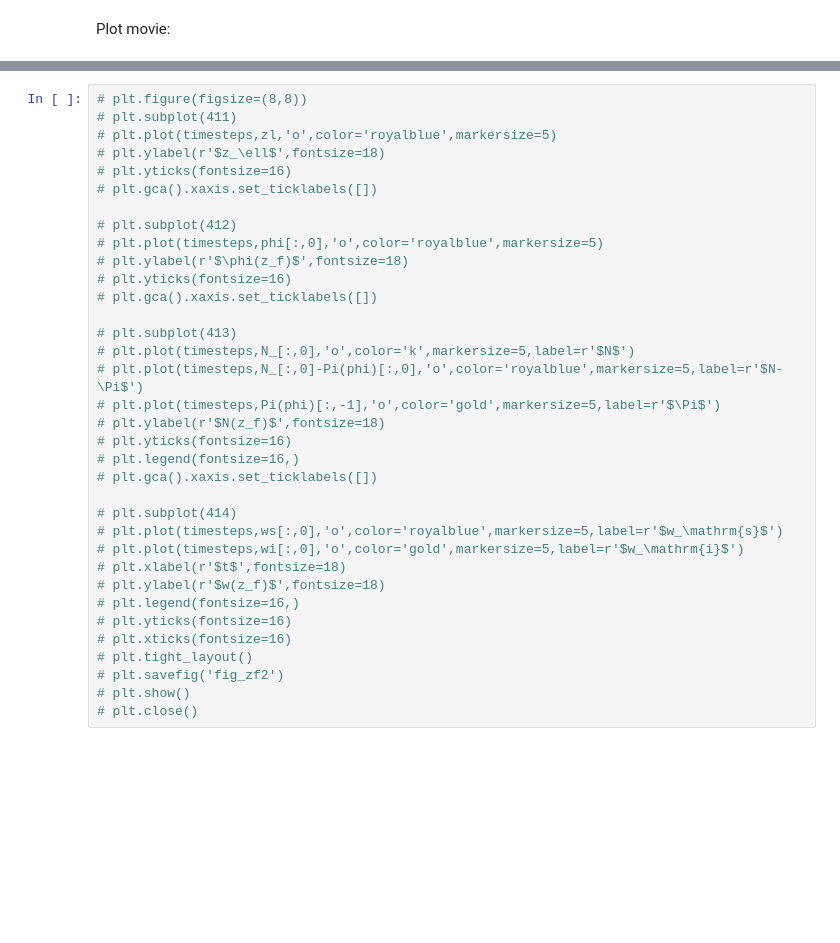
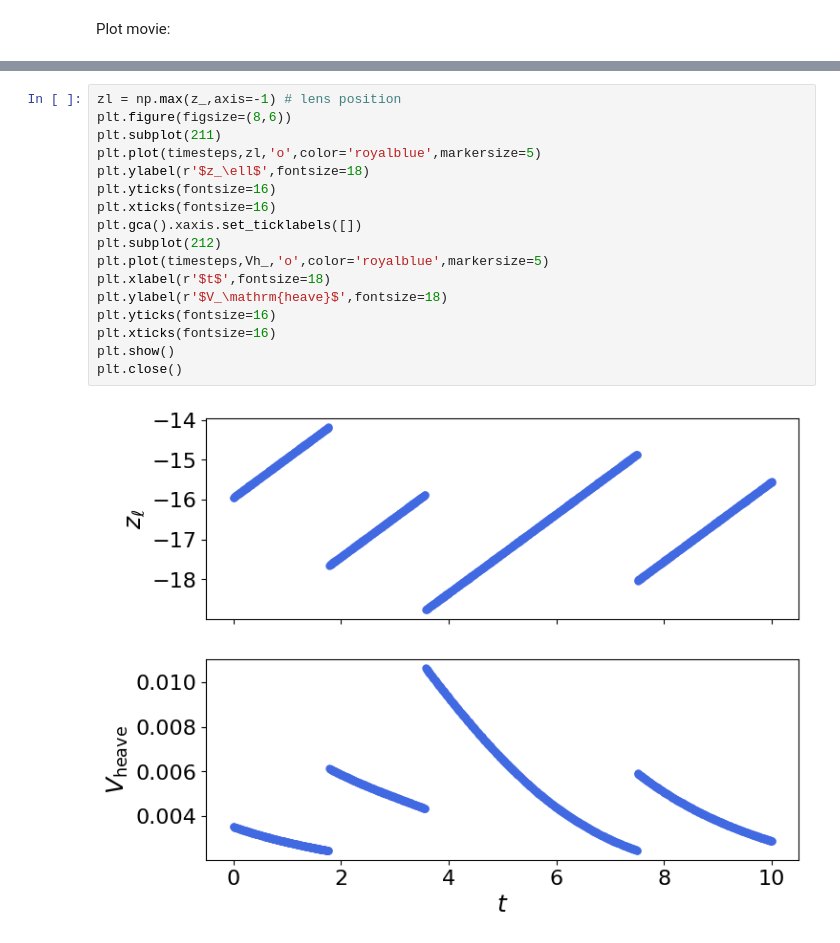
Before and after one commit to agstub-umd/compaction-frost, a Jupyter notebook: notebooks/example.ipynb, the cells around one changed output, grey strips where cells are left out. Cells and saved outputs as stored; diff of their text form; blank space fills up the shorter version.

```diff
--- a/notebooks/example.ipynb
+++ b/notebooks/example.ipynb
@@ -214,35 +167,19 @@ Plot movie:
-# %%
-# plt.figure(figsize=(8,8))
-# plt.subplot(411)
-# plt.plot(timesteps,zl,'o',color='royalblue',markersize=5)
-# plt.ylabel(r'$z_\ell$',fontsize=18)
-# plt.yticks(fontsize=16)
-# plt.gca().xaxis.set_ticklabels([])
-
-# plt.subplot(412)
-# plt.plot(timesteps,phi[:,0],'o',color='royalblue',markersize=5)
-# plt.ylabel(r'$\phi(z_f)$',fontsize=18)
-# plt.yticks(fontsize=16)
-# plt.gca().xaxis.set_ticklabels([])
-
-# plt.subplot(413)
-# plt.plot(timesteps,N_[:,0],'o',color='k',markersize=5,label=r'$N$')
-# plt.plot(timesteps,N_[:,0]-Pi(phi)[:,0],'o',color='royalblue',markersize=5,label=r'$N-\Pi$')
-# plt.plot(timesteps,Pi(phi)[:,-1],'o',color='gold',markersize=5,label=r'$\Pi$')
-# plt.ylabel(r'$N(z_f)$',fontsize=18)
-# plt.yticks(fontsize=16)
-# plt.legend(fontsize=16,)
-# plt.gca().xaxis.set_ticklabels([])
-
-# plt.subplot(414)
-# plt.plot(timesteps,ws[:,0],'o',color='royalblue',markersize=5,label=r'$w_\mathrm{s}$')
-# plt.plot(timesteps,wi[:,0],'o',color='gold',markersize=5,label=r'$w_\mathrm{i}$')
-# plt.xlabel(r'$t$',fontsize=18)
-# plt.ylabel(r'$w(z_f)$',fontsize=18)
-# plt.legend(fontsize=16,)
-# plt.yticks(fontsize=16)
-# plt.xticks(fontsize=16)
-# plt.tight_layout()
-# plt.savefig('fig_zf2')
-# plt.show()
-# plt.close()
+# %%
+zl = np.max(z_,axis=-1) # lens position
+plt.figure(figsize=(8,6))
+plt.subplot(211)
+plt.plot(timesteps,zl,'o',color='royalblue',markersize=5)
+plt.ylabel(r'$z_\ell$',fontsize=18)
+plt.yticks(fontsize=16)
+plt.xticks(fontsize=16)
+plt.gca().xaxis.set_ticklabels([])
+plt.subplot(212)
+plt.plot(timesteps,Vh_,'o',color='royalblue',markersize=5)
+plt.xlabel(r'$t$',fontsize=18)
+plt.ylabel(r'$V_\mathrm{heave}$',fontsize=18)
+plt.yticks(fontsize=16)
+plt.xticks(fontsize=16)
+plt.show()
+plt.close()
+# %% [output]
+[figure, added]
```
Also changed, not shown: parts of 16 cells of this notebook, 5 other files.
